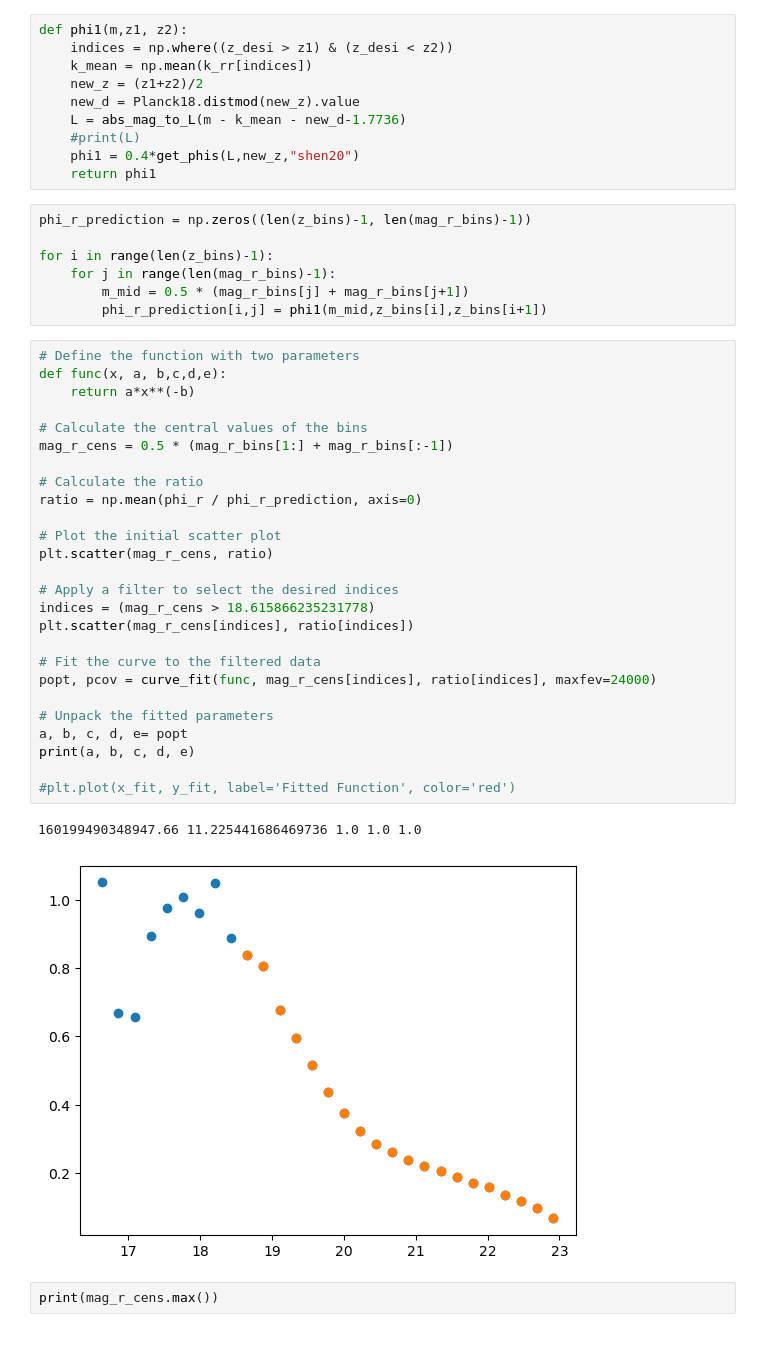
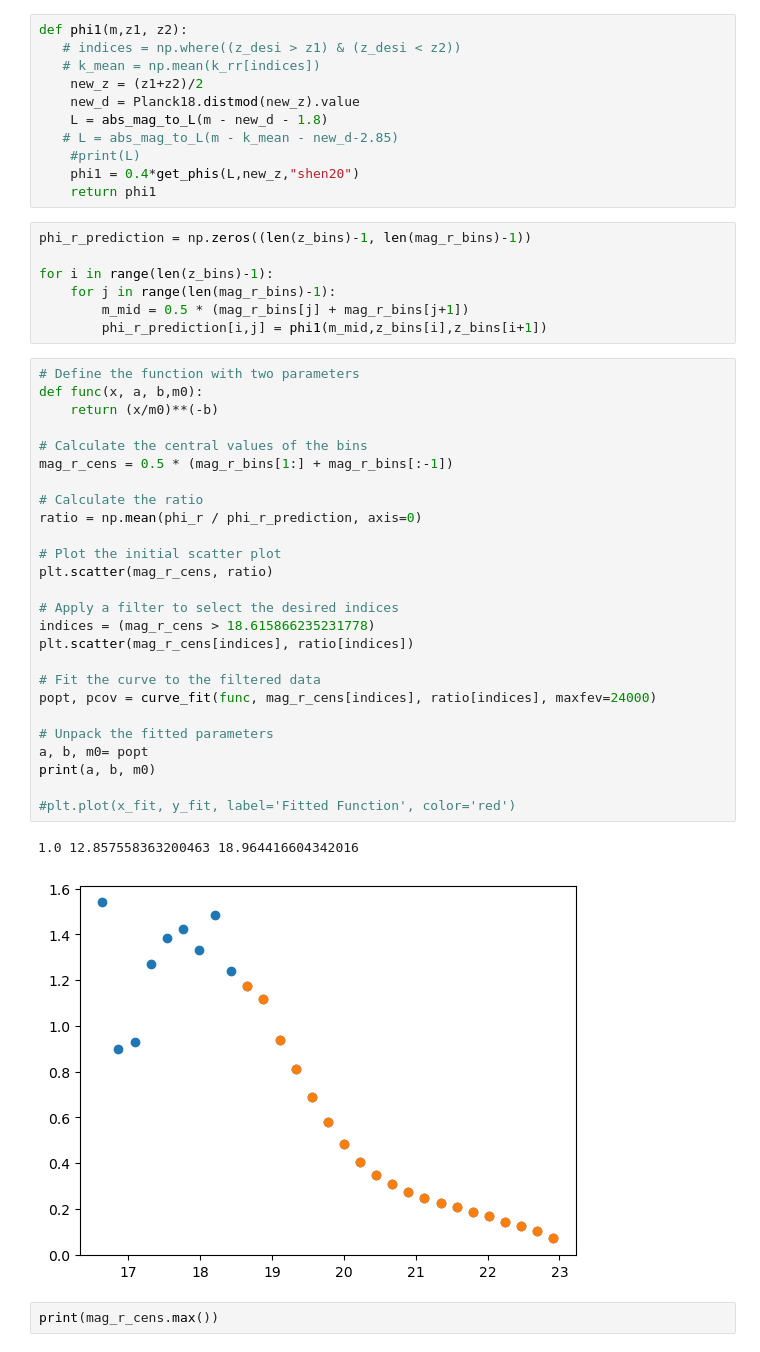
Before and after one commit to XuZhaozhong-1/DESI-ZTF, a Jupyter notebook: DESI-ZTF-2/QSO_DIS1.ipynb, the cells around one changed output. Cells and saved outputs as stored; diff of their text form.

```diff
--- a/DESI-ZTF-2/QSO_DIS1.ipynb
+++ b/DESI-ZTF-2/QSO_DIS1.ipynb
@@ -93,11 +93,12 @@ for i in range(len(z_bins)-1):
 #print(phi_r.shape,x)
 # %%
 def phi1(m,z1, z2):
-    indices = np.where((z_desi > z1) & (z_desi < z2))
-    k_mean = np.mean(k_rr[indices])
+   # indices = np.where((z_desi > z1) & (z_desi < z2))
+   # k_mean = np.mean(k_rr[indices])
     new_z = (z1+z2)/2
     new_d = Planck18.distmod(new_z).value
-    L = abs_mag_to_L(m - k_mean - new_d-1.7736)
+    L = abs_mag_to_L(m - new_d - 1.8)
+   # L = abs_mag_to_L(m - k_mean - new_d-2.85)
     #print(L)
     phi1 = 0.4*get_phis(L,new_z,"shen20")
     return phi1
@@ -110,33 +111,33 @@ for i in range(len(z_bins)-1):
         phi_r_prediction[i,j] = phi1(m_mid,z_bins[i],z_bins[i+1])
 # %%
 # Define the function with two parameters
-def func(x, a, b,c,d,e):
-    return a*x**(-b)
+def func(x, a, b,m0):
+    return (x/m0)**(-b)
 
 # Calculate the central values of the bins
 mag_r_cens = 0.5 * (mag_r_bins[1:] + mag_r_bins[:-1])
 
 # Calculate the ratio
 ratio = np.mean(phi_r / phi_r_prediction, axis=0)
 
 # Plot the initial scatter plot
 plt.scatter(mag_r_cens, ratio)
 
 # Apply a filter to select the desired indices
 indices = (mag_r_cens > 18.615866235231778)
 plt.scatter(mag_r_cens[indices], ratio[indices])
 
 # Fit the curve to the filtered data
 popt, pcov = curve_fit(func, mag_r_cens[indices], ratio[indices], maxfev=24000)
 
 # Unpack the fitted parameters
-a, b, c, d, e= popt
-print(a, b, c, d, e)
+a, b, m0= popt
+print(a, b, m0)
 
 #plt.plot(x_fit, y_fit, label='Fitted Function', color='red')
 # %% [output]
-160199490348947.66 11.225441686469736 1.0 1.0 1.0
+1.0 12.857558363200463 18.964416604342016
-[figure, old version]
+[figure, new version]
 # %%
 print(mag_r_cens.max())
 # %% [output]
```
Also changed, not shown: parts of 9 cells of this notebook, 1 other file.
